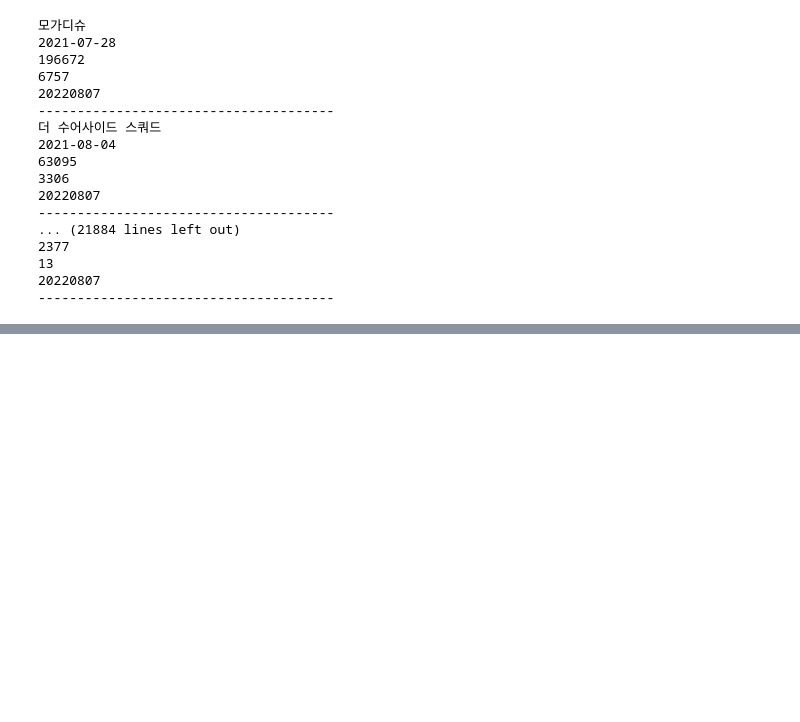
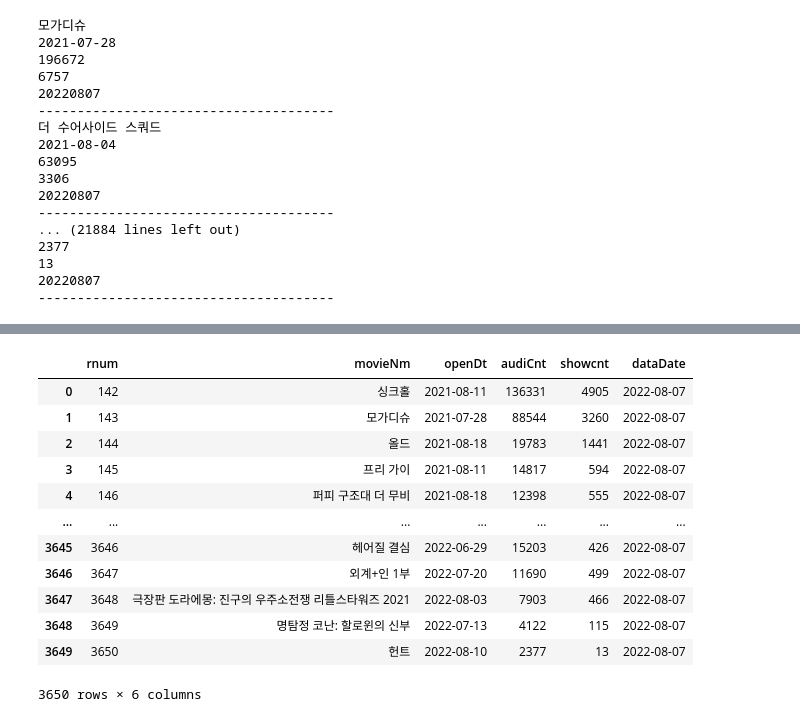
Before and after one commit to limbbbyoung/python_practice, a Jupyter notebook: 데이터 수집 파이프라인/영진위 데이터 크롤링.ipynb, the cells around one changed output, grey strips where cells are left out. Drawn from its saved outputs; the diff is of its cells as text; code cells hidden in the pictures; blank space fills up the shorter version.

Commit message:
Oracle 데이터 크롤링 마무리

```diff
--- a/데이터 수집 파이프라인/영진위 데이터 크롤링.ipynb
+++ b/데이터 수집 파이프라인/영진위 데이터 크롤링.ipynb
@@ -651,0 +841,8 @@ ParserError: String does not contain a date:
+# %%
+# Oracle 연동
+# 11버전은 localhost:1521/XE
+# 18버전은 localhost:1521/XEPDB1
+con_oracle = cx_Oracle.connect("mytest", "mytest", "localhost:1521/XEPDB1")
+# %%
+# 커서 얻어온 뒤부터는 mysql과 동일하게 cur.fetchall()등을 이용해 처리할 수 있음
+cur_oracle = con_oracle.cursor()
@@ -651,0 +861,23 @@ ParserError: String does not contain a date:
+# %%
+#SELECT구문 날려서 DataFrame으로 다시받아오기
+cur_oracle.execute("SELECT * FROM movie_tbl")
+movie_tbl = cur_oracle.fetchall()
+movie_db_data = pd.DataFrame(movie_tbl)
+# %%
+movie_db_data.columns = ['rnum', 'movieNm', 'openDt', 'audiCnt', 'showcnt', 'dataDate']
+# %%
+movie_db_data
+# %% [output]
+|  | rnum | movieNm | openDt | audiCnt | showcnt | dataDate |
+| 0 | 142 | 싱크홀 | 2021-08-11 | 136331 | 4905 | 2022-08-07 |
+| 1 | 143 | 모가디슈 | 2021-07-28 | 88544 | 3260 | 2022-08-07 |
+| 2 | 144 | 올드 | 2021-08-18 | 19783 | 1441 | 2022-08-07 |
+| 3 | 145 | 프리 가이 | 2021-08-11 | 14817 | 594 | 2022-08-07 |
+| 4 | 146 | 퍼피 구조대 더 무비 | 2021-08-18 | 12398 | 555 | 2022-08-07 |
+| ... | ... | ... | ... | ... | ... | ... |
+| 3645 | 3646 | 헤어질 결심 | 2022-06-29 | 15203 | 426 | 2022-08-07 |
+| 3646 | 3647 | 외계+인 1부 | 2022-07-20 | 11690 | 499 | 2022-08-07 |
+| 3647 | 3648 | 극장판 도라에몽: 진구의 우주소전쟁 리틀스타워즈 2021 | 2022-08-03 | 7903 | 466 | 2022-08-07 |
+| 3648 | 3649 | 명탐정 코난: 할로윈의 신부 | 2022-07-13 | 4122 | 115 | 2022-08-07 |
+| 3649 | 3650 | 헌트 | 2022-08-10 | 2377 | 13 | 2022-08-07 |
+3650 rows × 6 columns
```
Also changed, not shown: parts of 39 cells of this notebook, 7 other files.
